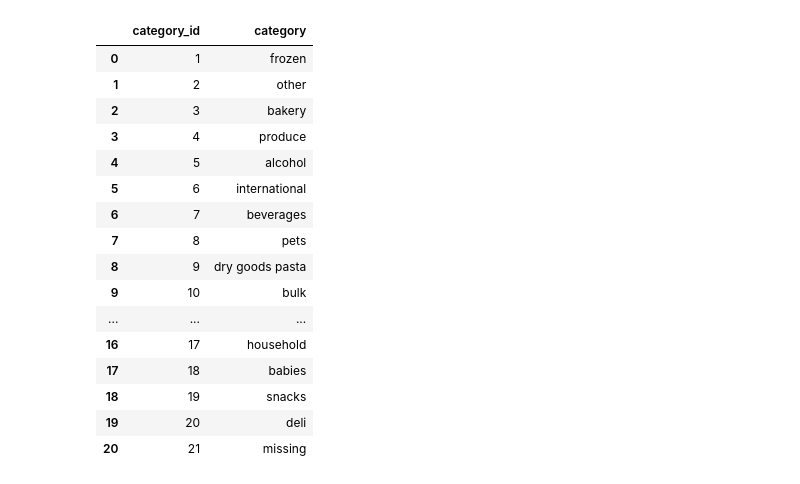
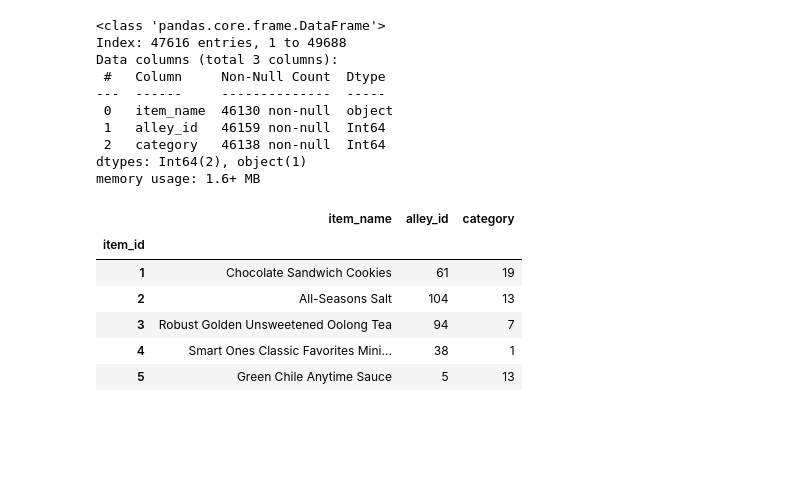
Before and after one commit to tomasz-beton/business-hackathon, a Jupyter notebook: data_exploration.ipynb, the cells around one changed output. Saved outputs shown, nothing was run; the diff lists cells and outputs as text; code cells hidden in the pictures; blank space fills up the shorter version.

```diff
--- a/data_exploration.ipynb
+++ b/data_exploration.ipynb
@@ -6,0 +11,6 @@ from mlxtend.frequent_patterns import apriori, association_rules
+# %%
+items = pd.read_csv(f'{dataset_dir}/items.csv', na_values='unknown',
+                        dtype={'item_id': 'Int64', 'alley_id': 'Int64', 'category': 'Int64'})
+items.drop(columns='Unnamed: 0', inplace=True)
+items.dropna(subset=['item_id'], inplace=True)
+items.set_index(['item_id'], inplace=True)
@@ -53,20 +29,0 @@ categories.drop(columns='Unnamed: 0', inplace=True)
-# %%
-categories
-# %% [output]
-|  | category_id | category |
-| 0 | 1 | frozen |
-| 1 | 2 | other |
-| 2 | 3 | bakery |
-| 3 | 4 | produce |
-| 4 | 5 | alcohol |
-| 5 | 6 | international |
-| 6 | 7 | beverages |
-| 7 | 8 | pets |
-| 8 | 9 | dry goods pasta |
-| 9 | 10 | bulk |
-| ... | ... | ... |
-| 16 | 17 | household |
-| 17 | 18 | babies |
-| 18 | 19 | snacks |
-| 19 | 20 | deli |
-| 20 | 21 | missing |
@@ -74,0 +39,21 @@ items_categories = pd.merge(items, categories, left_on='category', right_on='cat
+# %%
+items.info()
+items.head()
+# %% [output]
+<class 'pandas.core.frame.DataFrame'>
+Index: 47616 entries, 1 to 49688
+Data columns (total 3 columns):
+ #   Column     Non-Null Count  Dtype
+---  ------     --------------  -----
+ 0   item_name  46130 non-null  object
+ 1   alley_id   46159 non-null  Int64
+ 2   category   46138 non-null  Int64
+dtypes: Int64(2), object(1)
+memory usage: 1.6+ MB
+|  | item_name | alley_id | category |
+| item_id |  |  |  |
+| 1 | Chocolate Sandwich Cookies | 61 | 19 |
+| 2 | All-Seasons Salt | 104 | 13 |
+| 3 | Robust Golden Unsweetened Oolong Tea | 94 | 7 |
+| 4 | Smart Ones Classic Favorites Mini... | 38 | 1 |
+| 5 | Green Chile Anytime Sauce | 5 | 13 |
```
Also changed, not shown: parts of 30 cells of this notebook, 1 other file.
